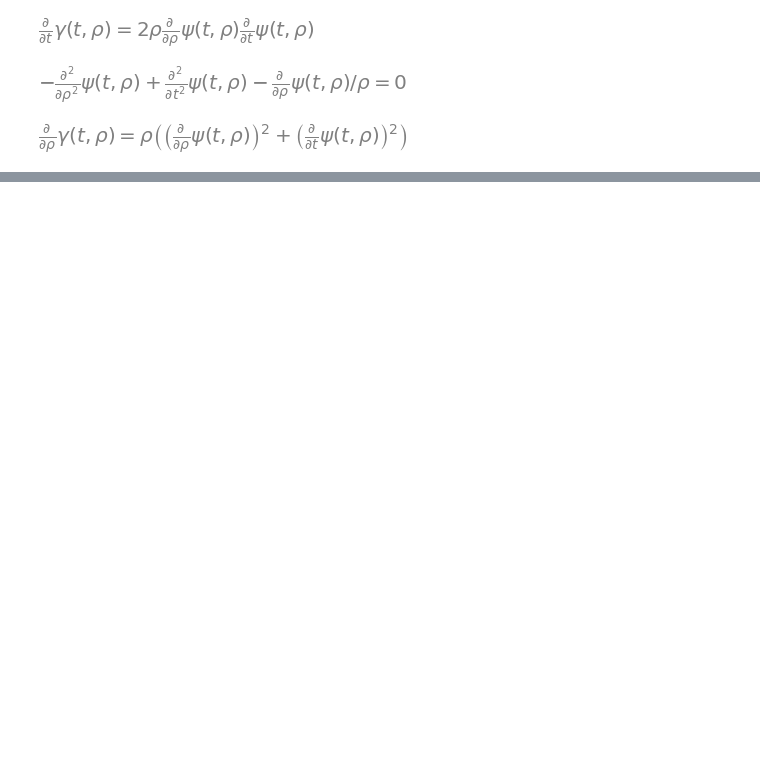
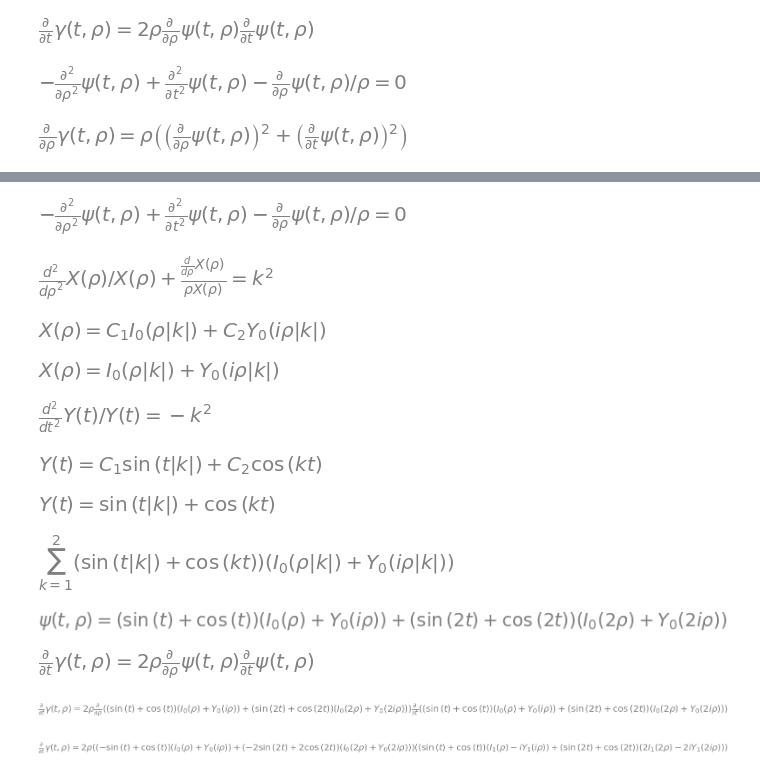
Before and after one commit to GeoffCope/General_Relativity_Python, a Jupyter notebook: Behavior_of_Einstein_Rosen_Waves_at_null_infinity_Ashtekar_Bicak_Schmidt.ipynb, the cells around one changed output, grey strips where cells are left out. Drawn from its saved outputs; the diff is of its cells as text; code cells hidden in the pictures; blank space fills up the shorter version.

```diff
--- a/Behavior_of_Einstein_Rosen_Waves_at_null_infinity_Ashtekar_Bicak_Schmidt.ipynb
+++ b/Behavior_of_Einstein_Rosen_Waves_at_null_infinity_Ashtekar_Bicak_Schmidt.ipynb
@@ -209,0 +217,63 @@ $\displaystyle \left[\begin{matrix}\frac{\partial}{\partial t} \gamma{\left(t,\r
+# %%
+X, Y = map(Function, 'XY')
+# %%
+eq = vacuumFieldEquations[1]
+eq
+# %% [output]
+[figure, added]
+# %%
+xODE = Eq(pde_separate( eq, psi, [X(rho),Y(t)])[0] , k**2 )
+xODE
+# %% [output]
+[figure, added]
+# %%
+xSolution = dsolve( xODE , X(rho))
+xSolution
+# %% [output]
+[figure, added]
+# %%
+xSolutionParticular = xSolution.subs(xSolution.args[1].args[0].args[0],1 ).subs(xSolution.args[1].args[1].args[0],1)
+xSolutionParticular
+# %% [output]
+[figure, added]
+# %%
+yODE = Eq( pde_separate( eq, psi, [X(rho),Y(t)])[1] , - k**2 )
+yODE
+# %% [output]
+[figure, added]
+# %%
+ySolution = dsolve( yODE , Y(t))
+ySolution
+# %% [output]
+[figure, added]
+# %%
+ySolutionParticular = ySolution.subs(ySolution.args[1].args[0].args[0],1 ).subs(ySolution.args[1].args[1].args[0],1)
+ySolutionParticular
+# %% [output]
+[figure, added]
+# %%
+#  Here we just sum two terms as an example... we'll sum more later
+Sum( ( xSolutionParticular.args[1] ) * (ySolutionParticular.args[1] ), (k,1,2) )
+# %% [output]
+[figure, added]
+# %%
+#  Here we just sum two terms as an example... we'll sum more later
+psiSumTwoTerms = Eq(psi, Sum( ( xSolutionParticular.args[1] ) * (ySolutionParticular.args[1] ), (k,1,2) ).doit())
+psiSumTwoTerms
+# %% [output]
+[figure, added]
+# %%
+vacuumFieldEquations[0]
+# %% [output]
+[figure, added]
+# %%
+#  Here the derivatives remain unevaluated
+vacuumFieldEquations[0].subs(psiSumTwoTerms.args[0],psiSumTwoTerms.args[1])
+# %% [output]
+[figure, added]
+# %%
+#  Here we've taken both the rho and the t derivatives
+dgammadtPDE = vacuumFieldEquations[0].subs(psiSumTwoTerms.args[0],psiSumTwoTerms.args[1]).doit()
+dgammadtPDE
+# %% [output]
+[figure, added]
```
Also changed, not shown: parts of 5 cells of this notebook, 1 other file.
